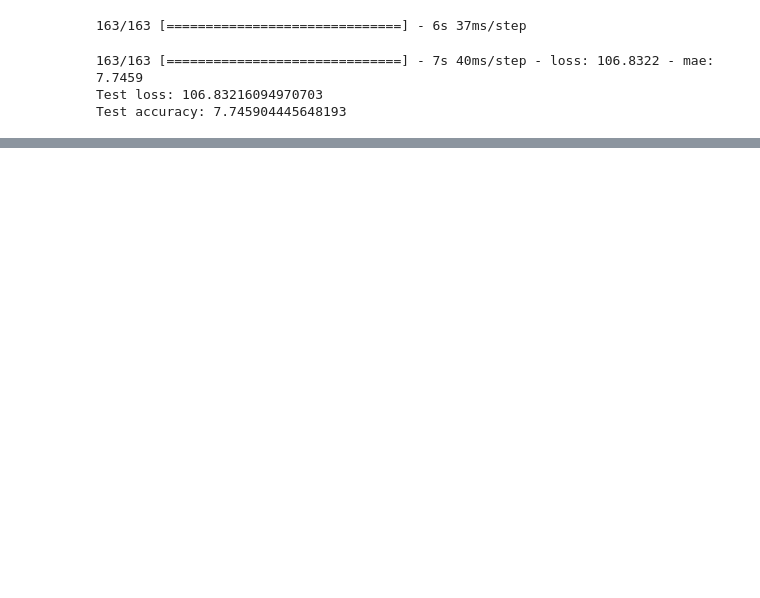
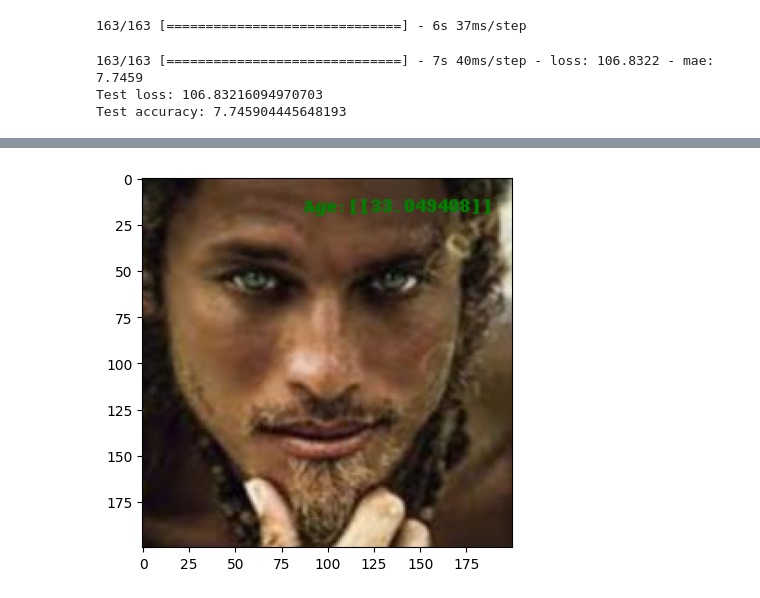
Before and after one commit to PilarAriasVazquez/ESTUDIOPROPIO, a Jupyter notebook: EstudioAlgGenética.ipynb, the cells around one changed output, grey strips where cells are left out. Drawn from its saved outputs; the diff is of its cells as text; code cells hidden in the pictures; blank space fills up the shorter version.

```diff
--- a/EstudioAlgGenética.ipynb
+++ b/EstudioAlgGenética.ipynb
@@ -193 +193,33 @@ prediction
 array([[33.049408]], dtype=float32)
+# %%
+from PIL import Image, ImageDraw, ImageFont
+
+# Crea una imagen en blanco
+# Carga la imagen
+img = Image.open('pru.jpg')
+
+# Convierte la imagen a un array de numpy
+img_array = np.array(img)
+# Obtiene el objeto ImageDraw
+draw = ImageDraw.Draw(img)
+text = f"Age:{prediction}"
+# Obtiene el ancho y la altura del texto
+text_width, text_height = draw.textsize(text, font=None)
+
+# Calcula las coordenadas para que el texto aparezca en la esquina superior derecha
+x = img.width - text_width - 10
+y = 10
+# Dibuja el valor de la variable en la imagen
+draw.text((x, y), str(f"Age:{prediction}"), font=None, fill='green')
+
+# Guarda la imagen
+img.save('my_image.png')
+
+import matplotlib.pyplot as plt
+import matplotlib.image as mpimg
+
+img = mpimg.imread('my_image.png')
+imgplot = plt.imshow(img)
+plt.show()
+# %% [output]
+[figure, added]
```
Also changed, not shown: parts of 1 cell of this notebook.
